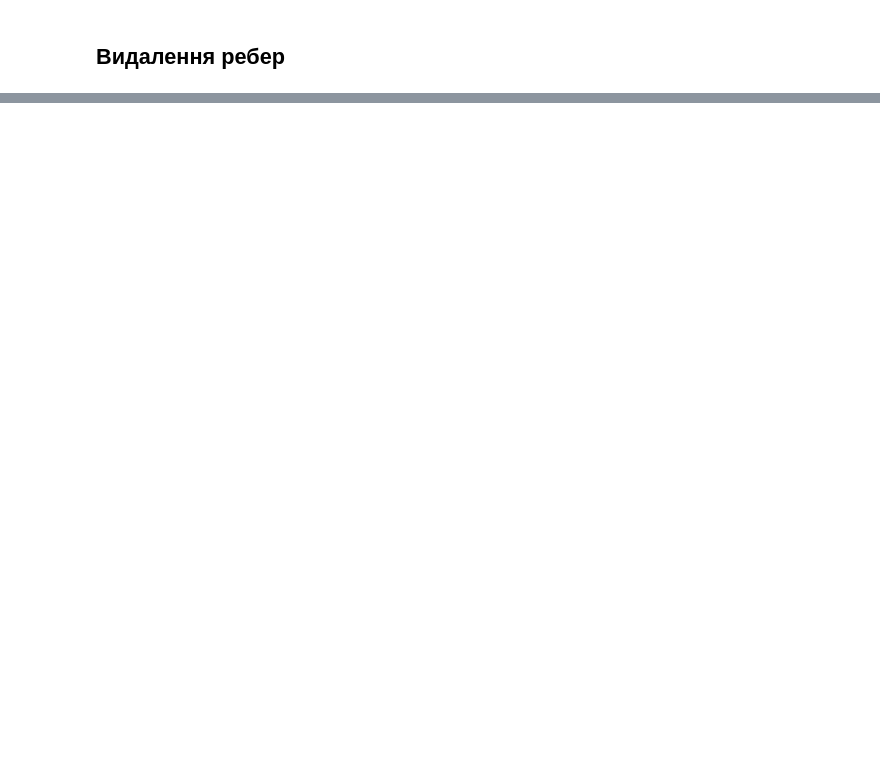
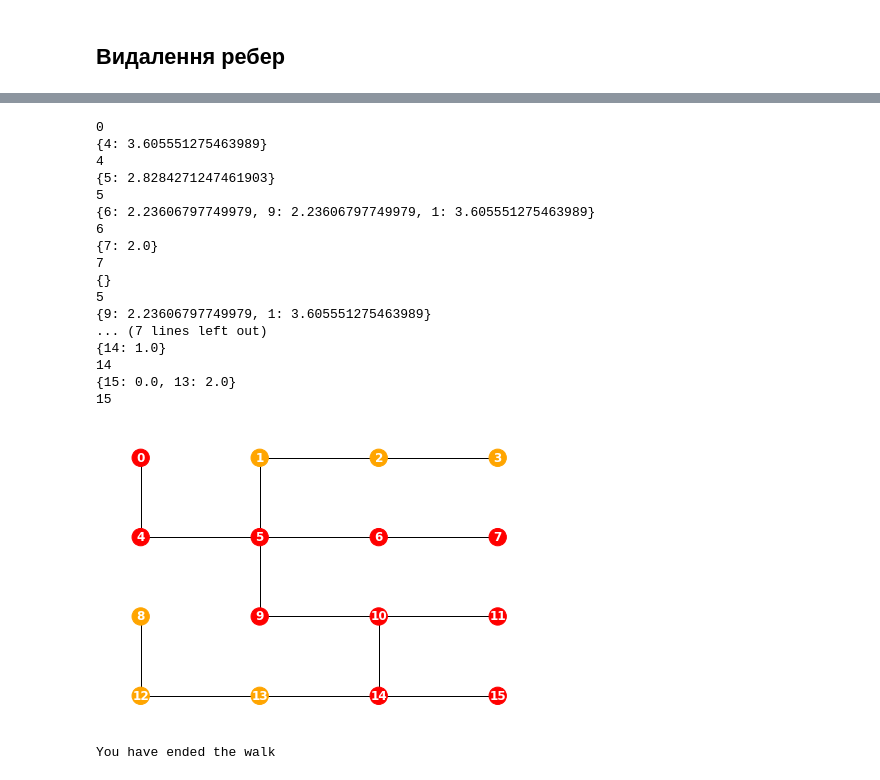
Before and after one commit to mezgoodle/ai_labs, a Jupyter notebook: Labs/lab2.ipynb, the cells around one changed output, grey strips where cells are left out. Cells and saved outputs as stored; diff of their text form; code cells hidden in the pictures; blank space fills up the shorter version.

```diff
--- a/Labs/lab2.ipynb
+++ b/Labs/lab2.ipynb
@@ -140 +168,23 @@ graph.draw()
+# %%
+graph.walking(end=15)
+# %% [output]
+0
+{4: 3.605551275463989}
+4
+{5: 2.8284271247461903}
+5
+{6: 2.23606797749979, 9: 2.23606797749979, 1: 3.605551275463989}
+6
+{7: 2.0}
+7
+{}
+5
+{9: 2.23606797749979, 1: 3.605551275463989}
+... (7 lines left out)
+{14: 1.0}
+14
+{15: 0.0, 13: 2.0}
+15
+[figure, added]
+You have ended the walk
 # %%
```
Also changed, not shown: parts of 10 cells of this notebook.
